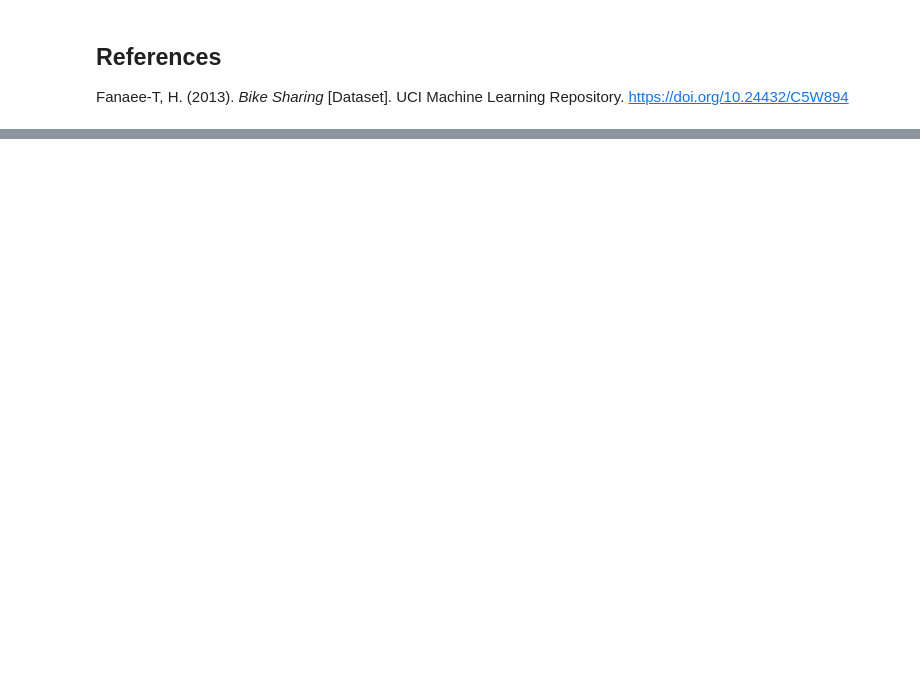
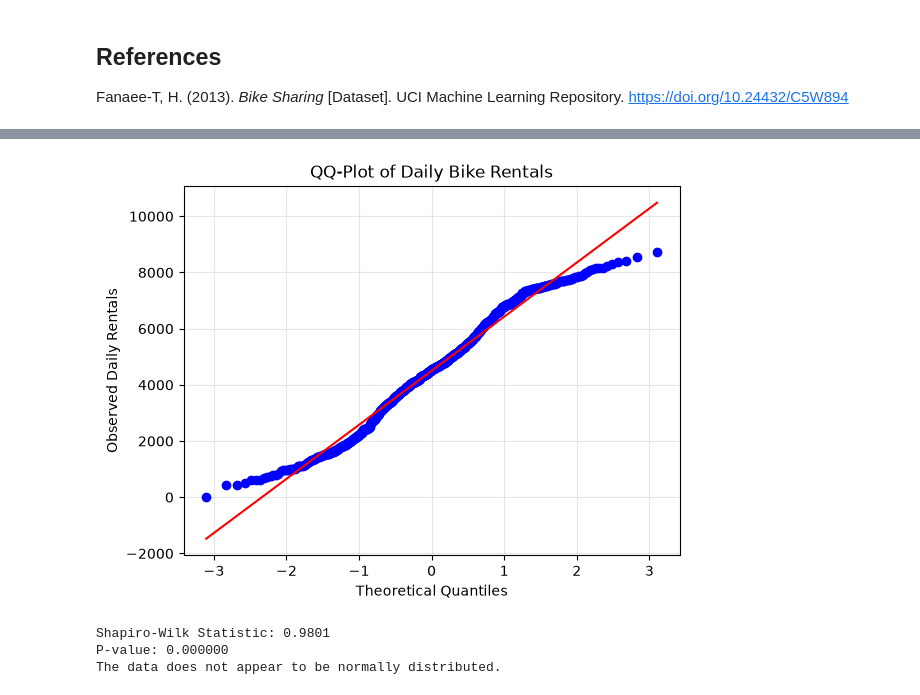
Before and after one commit to shainaulakh/Data_Analysis_Presentation1, a Jupyter notebook: src/Group_7_Bike_Sharing_Presentation_Revised.ipynb, the cells around one changed output, grey strips where cells are left out. Saved outputs shown, nothing was run; the diff lists cells and outputs as text; code cells hidden in the pictures; blank space fills up the shorter version.

Commit message:
Normality Analysis

```diff
--- a/src/Group_7_Bike_Sharing_Presentation_Revised.ipynb
+++ b/src/Group_7_Bike_Sharing_Presentation_Revised.ipynb
@@ -565,0 +576,29 @@ Fanaee-T, H. (2013). *Bike Sharing* [Dataset]. UCI Machine Learning Repository.
+# %%
+# Select daily rental values for normality analysis
+rental_data = df["Total_Rentals"].dropna()
+
+# Create QQ-plot
+stats.probplot(rental_data, dist="norm", plot=plt)
+
+plt.title("QQ-Plot of Daily Bike Rentals")
+plt.xlabel("Theoretical Quantiles")
+plt.ylabel("Observed Daily Rentals")
+plt.grid(alpha=0.3)
+plt.show()
+# %% [output]
+[figure, added]
+# %%
+# Shapiro-Wilk normality test
+shapiro_stat, p_value = stats.shapiro(rental_data)
+
+print(f"Shapiro-Wilk Statistic: {shapiro_stat:.4f}")
+print(f"P-value: {p_value:.6f}")
+
+if p_value < 0.05:
+    print("The data does not appear to be normally distributed.")
+else:
+    print("The data appears to be approximately normally distributed.")
+# %% [output]
+Shapiro-Wilk Statistic: 0.9801
+P-value: 0.000000
+The data does not appear to be normally distributed.
```
Also changed, not shown: parts of 7 cells of this notebook.
